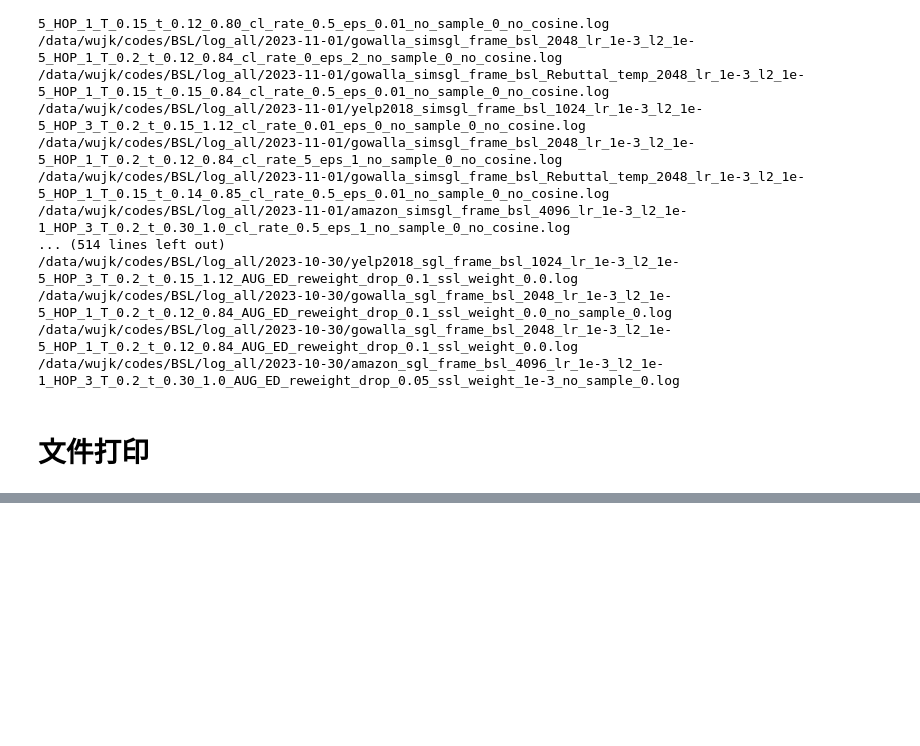
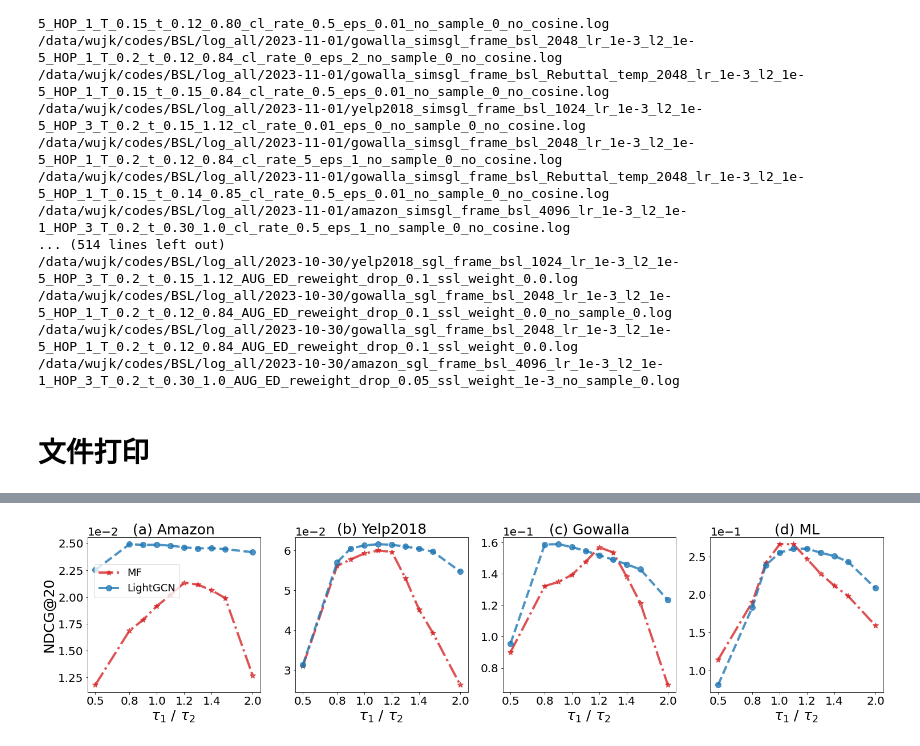
Before and after one commit to junkangwu/BSL, a Jupyter notebook: ipynb/结果打印.ipynb, the cells around one changed output, grey strips where cells are left out. Drawn from its saved outputs; the diff is of its cells as text; code cells hidden in the pictures; blank space fills up the shorter version.

```diff
--- a/ipynb/结果打印.ipynb
+++ b/ipynb/结果打印.ipynb
@@ -269,0 +1339,20 @@ f_out.close()
+# %%
+lines = ""
+for i, v in enumerate(scores):
+    lines += "{}\t".format(i)
+    for j, v_ in enumerate(v):
+        if i == 0 or i == 3:
+            if j != len(v) - 1:
+                lines += "${:.4f} $&".format(v_)
+                # lines += "$ {:.4f}^{{\color{{+}}+ {:.2f}\%}}$ & ".format(v_, imp[i, j])
+            else:
+                lines += "{:.4f} & \\\\ ".format(v_)
+        else:
+            if j != len(v) - 1:
+                lines += "$ {:.4f}^{{\color{{+}}+ {:.2f}\%}}$ & ".format(v_, imp[i, j])
+            else:
+                # lines += "{:.4f} \\\\ ".format(v_)
+                lines += "$ {:.4f}^{{\color{{+}}+ {:.2f}\%}}$ & \color{{+}}+ {:.2f}\%  \\\\ ".format(v_, imp[i, j], imp.mean(axis=1)[i])
+    lines += "\n"
+print(lines)
+# $ 0.1829^{\color{+}+ 1.61\%}$
@@ -269,0 +1517,66 @@ f_out.close()
+# %%
+import matplotlib.pyplot as plt
+import matplotlib
+import numpy as np
+
+font2 = {'family': 'sans-serif',
+        'sans-serif': 'Helvetica',
+        'weight' : 'normal',
+        'size'   : 20}
+plt.rc('font', **font2)
+# fig = plt.figure(figsize=(16, 9), facecolor='white')
+# ax = fig.add_subplot(111)
+data_all = []
+for dataset in ['amazon', 'yelp2018', 'gowalla', 'ml']:
+    score_data = []
+    for name in ["mf", "LGN"]:
+            scores_ = []
+            for n_neg in ['0.5', '0.8', '0.9', '1.0', '1.1', '1.2', '1.3', '1.4', '1.5', '2.0']:
+                    name_1 = dataset + "_" + name + "_" +  n_neg
+                    if name_1 not in best_base:
+                        scores_.append(0)
+                    else:
+                        scores_.append(best_base[name_1][0])
+            score_data.append(scores_)
+    score_data = np.array(score_data)
+    data_all.append(score_data)
+
+f, axs = plt.subplots(1,4,figsize=(25, 5), facecolor='white')
+for i, ax in enumerate(axs):
+    # print(ax)
+    # ax = axs[0
+    score_data = data_all[i]
+#     score_data = score_data / score_data.max(1,keepdims=True)
+    x_label = [0, 10, 14, 18, 22, 26, 30, 34, 38, 46]
+    # x_label =
+    x_view_label = [0, 10, 18, 26, 34, 46]
+    labels_view = ['0.5', '0.8', '1.0', '1.2', '1.4', '2.0']
+    msz = 10
+    ls2 = 4
+    ax.plot(x_label, score_data[0] , marker="*", markersize=msz, linestyle="-.", linewidth=ls2, alpha=0.8, color=current_palette[3])
+    ax.plot(x_label, score_data[1] , marker="o", markersize=msz, linestyle="--", linewidth=ls2, alpha=0.8, color=current_palette[0])
+    ax.set_xticks(x_view_label,labels_view, fontsize=20)
+    # ax.set_yticks(fontsize=33)
+    ax.tick_params(labelsize=20)
+    ax.set_xlabel(r"$\tau_1$ / $\tau_2$ ", fontsize=25)
+    if i == 0:
+        ax.set_ylabel('NDCG@20', fontsize=25)
+        ax.legend(labels=["MF", "LightGCN"], fontsize=8, prop={'size':18}, loc='upper left', bbox_to_anchor=(0.01, 0.86))
+#     if i == 0:
+axs[0].set_title('(a) Amazon', fontsize=25)
+axs[1].set_title('(b) Yelp2018', fontsize=25)
+axs[2].set_title('(c) Gowalla', fontsize=25)
+axs[3].set_title('(d) ML', fontsize=25)
+axs[1].set_ylabel('')
+axs[2].set_ylabel('')
+
+axs[0].ticklabel_format(style='sci', axis='y', scilimits=(-2,2))
+axs[1].ticklabel_format(style='sci', axis='y', scilimits=(-2,2))
+axs[2].ticklabel_format(style='sci', axis='y', scilimits=(-1,1))
+axs[3].ticklabel_format(style='sci', axis='y', scilimits=(-1,1))
+
+# plt.savefig("../figs/num_neg.pdf", bbox_inches = 'tight')
+plt.savefig("../figs/sensity.pdf", format="pdf",bbox_inches="tight")
+# plt.show()
+# %% [output]
+[figure, added]
```
Also changed, not shown: parts of 40 cells of this notebook, 57 other files.
